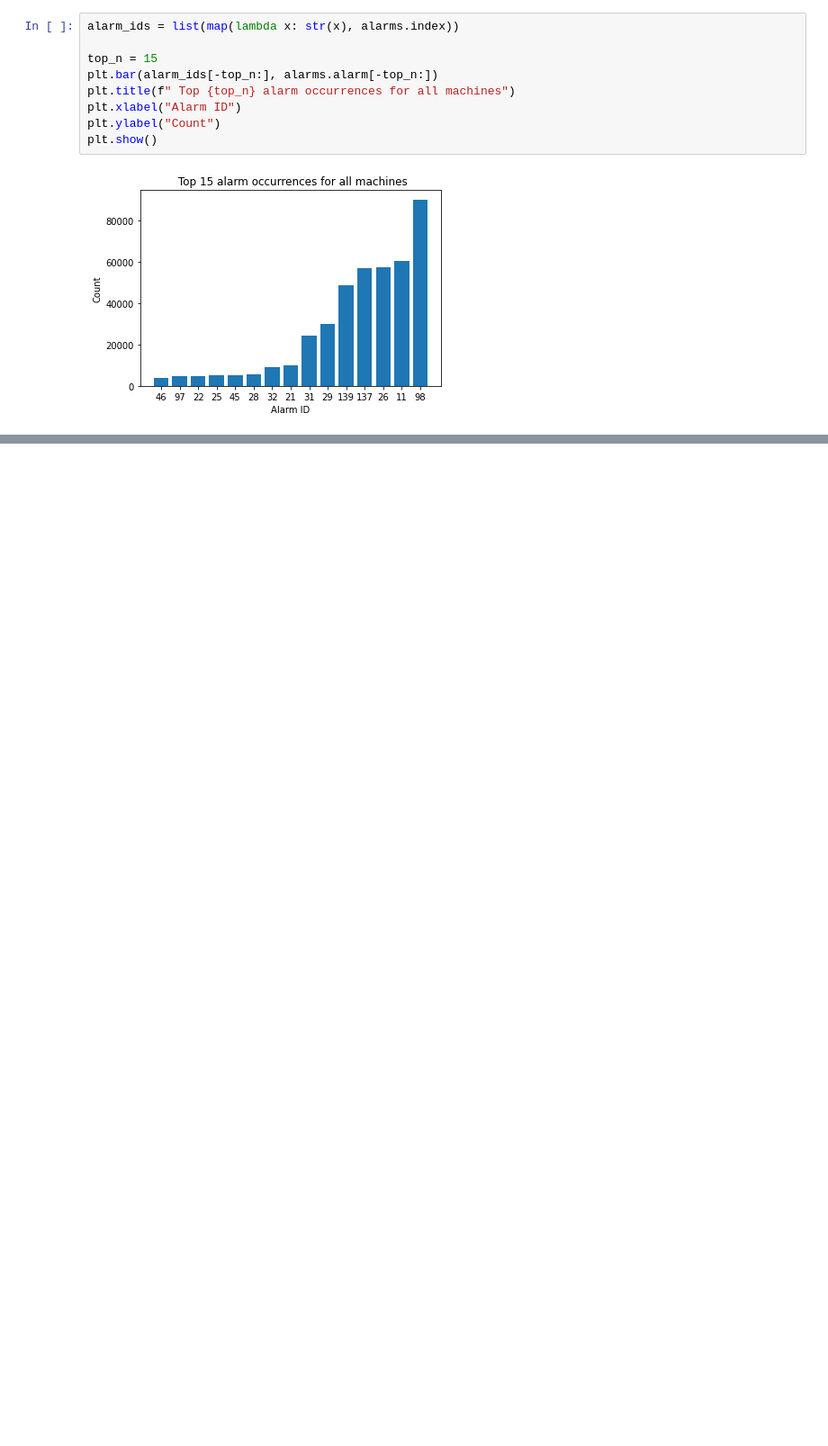
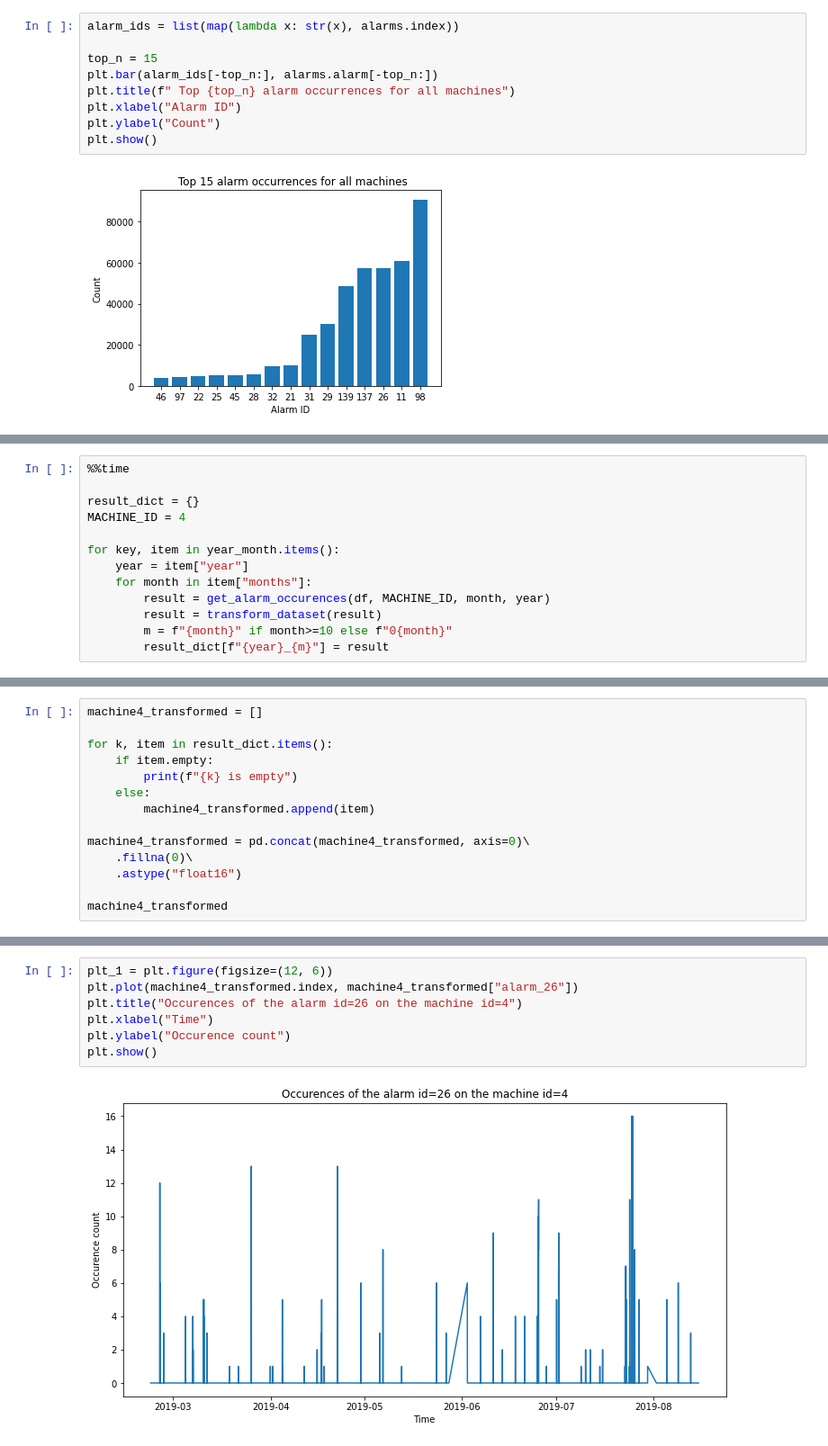
Before and after one commit to shamilnabiyev/automl-time-series, a Jupyter notebook: notebooks/alarm-logs-packaging-industry.ipynb, the cells around one changed output, grey strips where cells are left out. Shown at 90% size. Cells and saved outputs as stored; diff of their text form; blank space fills up the shorter version.

Commit message:
Updated alarm-logs-packaging-industry.ipynb. Encoded alarm occurences in 15Min interval using one hot encoding

```diff
--- a/notebooks/alarm-logs-packaging-industry.ipynb
+++ b/notebooks/alarm-logs-packaging-industry.ipynb
@@ -139,0 +85,13 @@ machine_6_ohe.head()
+# %%
+%%time
+
+result_dict = {}
+MACHINE_ID = 4
+
+for key, item in year_month.items():
+    year = item["year"]
+    for month in item["months"]:
+        result = get_alarm_occurences(df, MACHINE_ID, month, year)
+        result = transform_dataset(result)
+        m = f"{month}" if month>=10 else f"0{month}"
+        result_dict[f"{year}_{m}"] = result
@@ -139,0 +101,14 @@ machine_6_ohe.head()
+# %%
+machine4_transformed = []
+
+for k, item in result_dict.items():
+    if item.empty:
+        print(f"{k} is empty")
+    else:
+        machine4_transformed.append(item)
+
+machine4_transformed = pd.concat(machine4_transformed, axis=0)\
+    .fillna(0)\
+    .astype("float16")
+
+machine4_transformed
@@ -139,0 +139,9 @@ machine_6_ohe.head()
+# %%
+plt_1 = plt.figure(figsize=(12, 6))
+plt.plot(machine4_transformed.index, machine4_transformed["alarm_26"])
+plt.title("Occurences of the alarm id=26 on the machine id=4")
+plt.xlabel("Time")
+plt.ylabel("Occurence count")
+plt.show()
+# %% [output]
+[figure, added]
```
Also changed, not shown: parts of 14 cells of this notebook.
